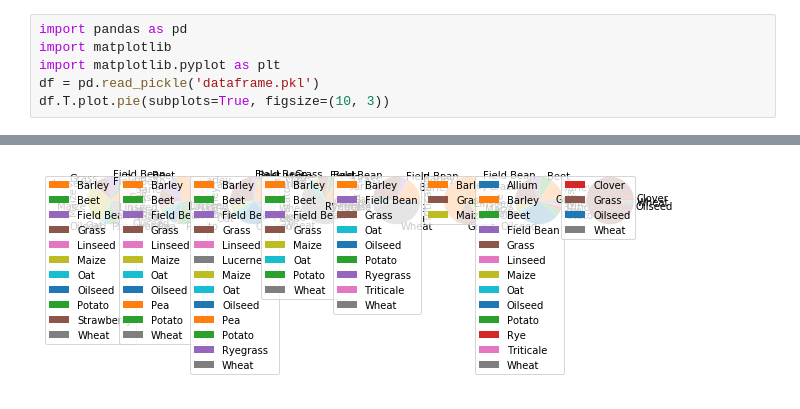
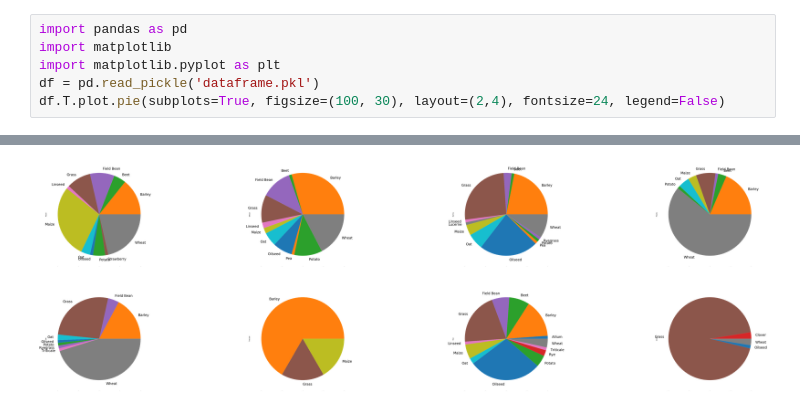
Before and after one commit to richardtiffin/agrimetrics-crop-predict, a Jupyter notebook: pie_charts.ipynb, the cells around one changed output, grey strips where cells are left out. Saved outputs shown, nothing was run; the diff lists cells and outputs as text.

```diff
--- a/pie_charts.ipynb
+++ b/pie_charts.ipynb
@@ -3,5 +3,5 @@ import pandas as pd
 import matplotlib
 import matplotlib.pyplot as plt
 df = pd.read_pickle('dataframe.pkl')
-df.T.plot.pie(subplots=True, figsize=(10, 3))
+df.T.plot.pie(subplots=True, figsize=(100, 30), layout=(2,4), fontsize=24, legend=False)
 # %% [output]
@@ -16,2 +16,2 @@ array([<matplotlib.axes._subplots.AxesSubplot object at 0x...>,
       dtype=object)
-[figure, old version]
+[figure, new version]
```
Also changed, not shown: parts of 1 cell of this notebook, 3 other files.
